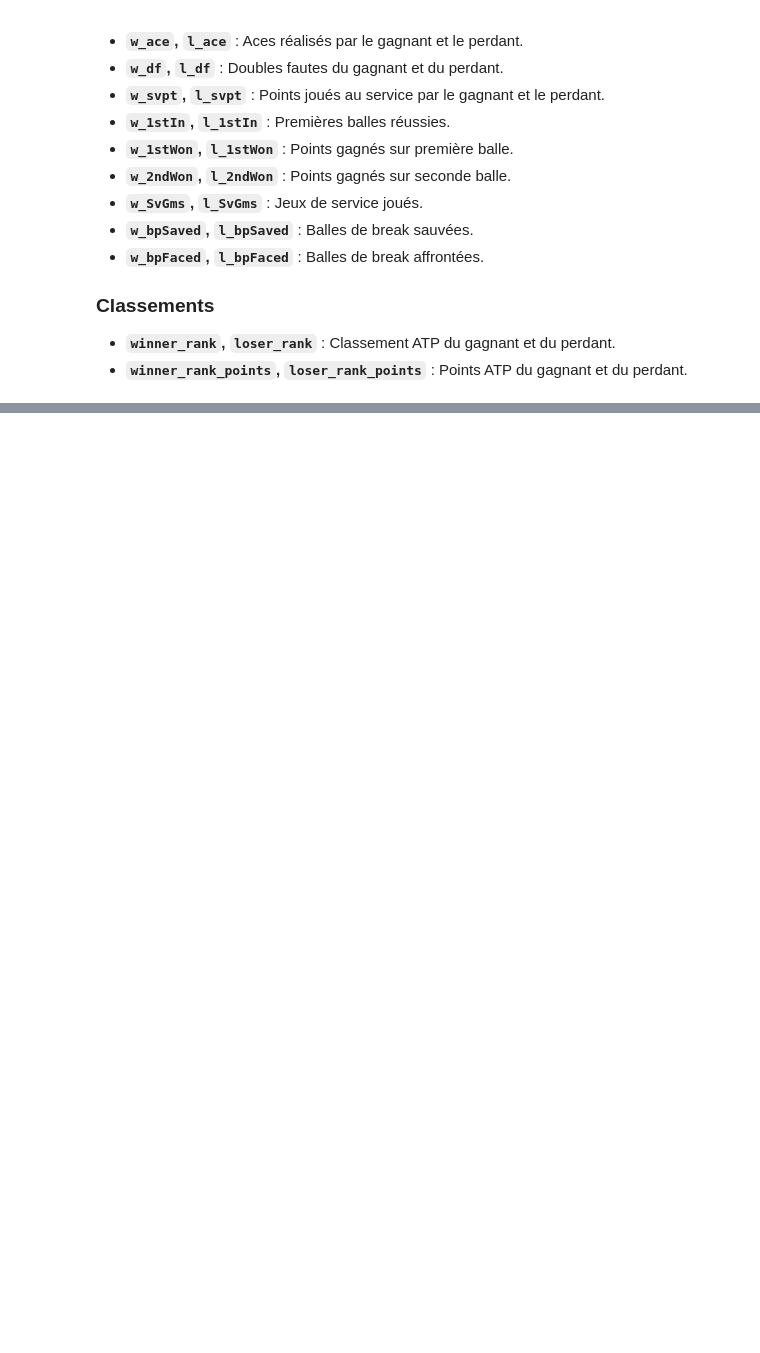
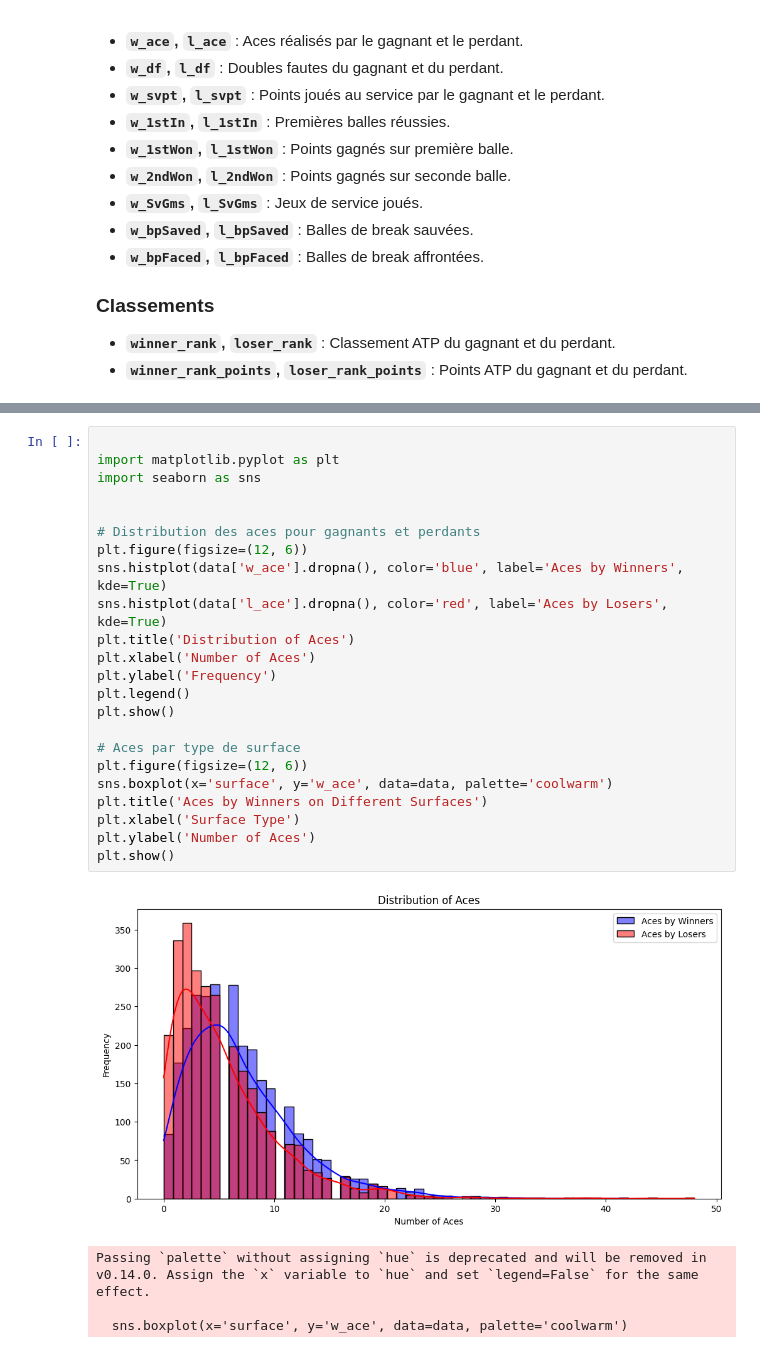
Before and after one commit to mathias1376/projetdata25, a Jupyter notebook: analyse_descriptive_data.ipynb, the cells around one changed output, grey strips where cells are left out. Saved outputs shown, nothing was run; the diff lists cells and outputs as text; blank space fills up the shorter version.

```diff
--- a/analyse_descriptive_data.ipynb
+++ b/analyse_descriptive_data.ipynb
@@ -85,0 +134,28 @@ Cette base de données contient des informations détaillées sur les matchs de
+# %%
+
+import matplotlib.pyplot as plt
+import seaborn as sns
+
+
+# Distribution des aces pour gagnants et perdants
+plt.figure(figsize=(12, 6))
+sns.histplot(data['w_ace'].dropna(), color='blue', label='Aces by Winners', kde=True)
+sns.histplot(data['l_ace'].dropna(), color='red', label='Aces by Losers', kde=True)
+plt.title('Distribution of Aces')
+plt.xlabel('Number of Aces')
+plt.ylabel('Frequency')
+plt.legend()
+plt.show()
+
+# Aces par type de surface
+plt.figure(figsize=(12, 6))
+sns.boxplot(x='surface', y='w_ace', data=data, palette='coolwarm')
+plt.title('Aces by Winners on Different Surfaces')
+plt.xlabel('Surface Type')
+plt.ylabel('Number of Aces')
+plt.show()
+# %% [output]
+[figure, added]
+Passing `palette` without assigning `hue` is deprecated and will be removed in v0.14.0. Assign the `x` variable to `hue` and set `legend=False` for the same effect.
+
+  sns.boxplot(x='surface', y='w_ace', data=data, palette='coolwarm')
```
Also changed, not shown: parts of 14 cells of this notebook.
